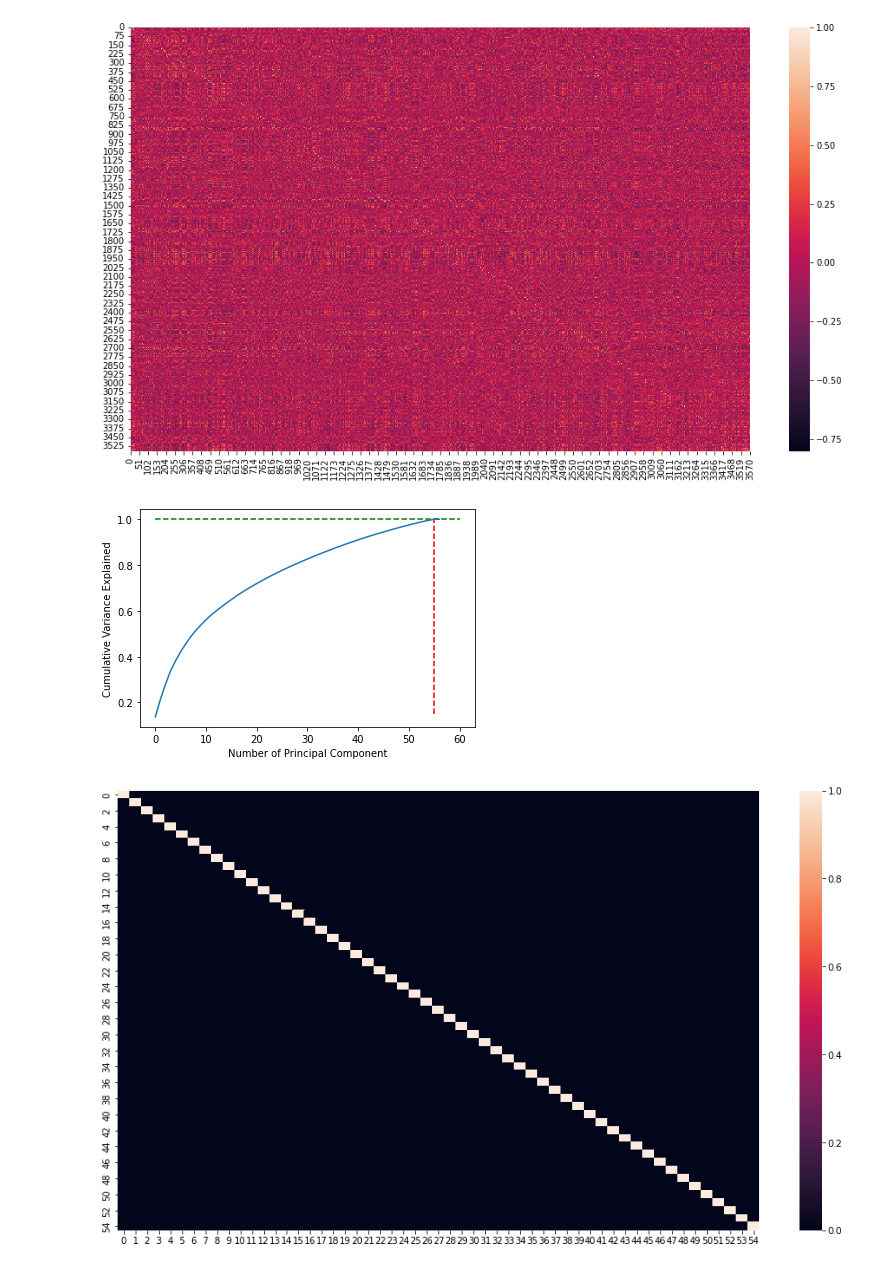
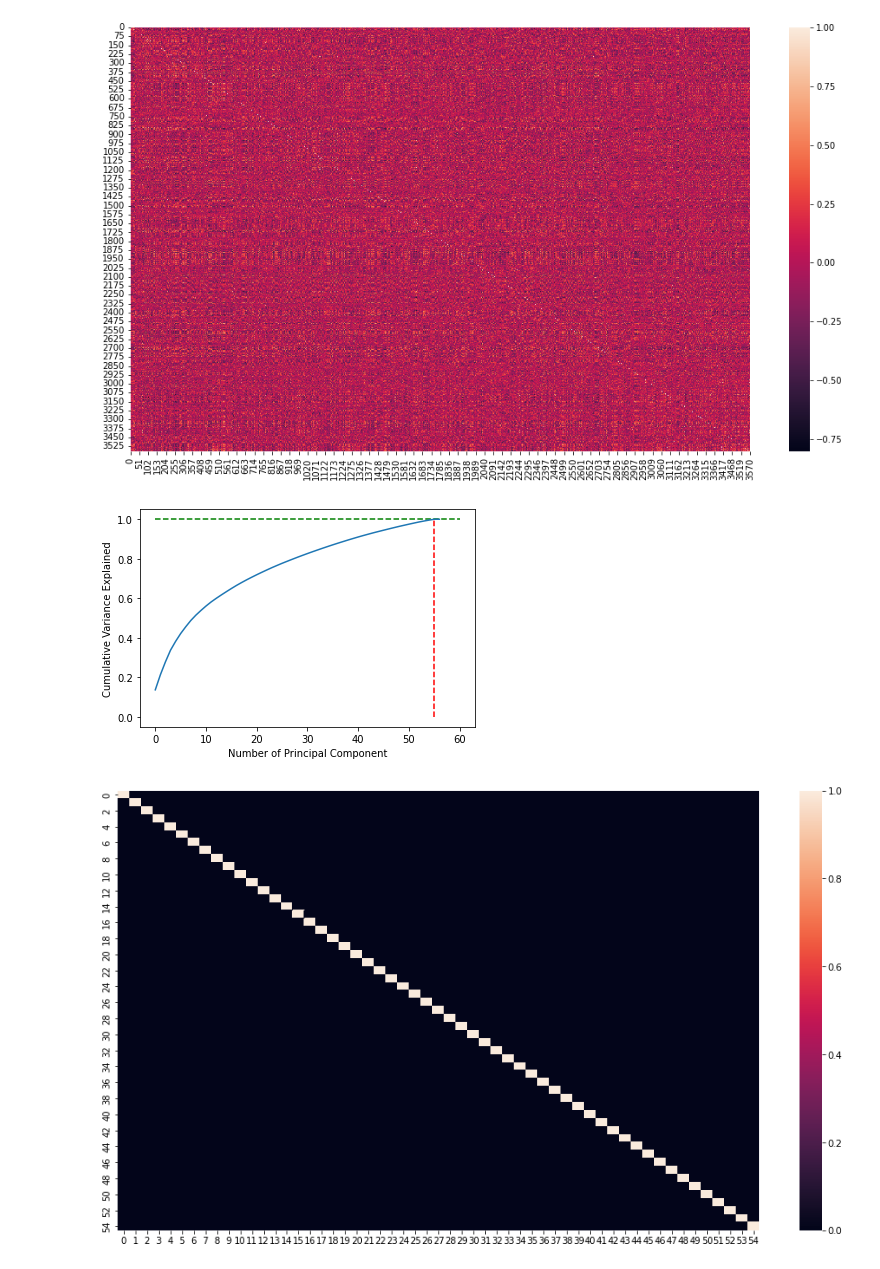
Before and after one commit to bindubritta/STAT5320, a Jupyter notebook: PCLR.ipynb, the cells around one changed output. Saved outputs shown, nothing was run; the diff lists cells and outputs as text; code cells hidden in the pictures.

```diff
--- a/PCLR.ipynb
+++ b/PCLR.ipynb
@@ -53,19 +53,19 @@ XTrain, XTest, yTrain, yTest = train_test_split(X,y, train_size = 0.8,
 # %%
 ## Finding the optimum number of Principal Components based on the retained information
 from sklearn.decomposition import PCA
 
 pca = PCA(random_state = 1)
 pca.fit(XTrain)
 cumVariance = np.cumsum(pca.explained_variance_ratio_)
 plt.plot(cumVariance)
 # plt.title('Explained Variance Ratio for PCA')
 plt.xlabel('Number of Principal Component')
 plt.ylabel('Cumulative Variance Explained')
-plt.vlines(x = 55, ymax = 1, ymin = 0.15, colors = "r", linestyles = "--")
+plt.vlines(x = 55, ymax = 1, ymin = 0, colors = "r", linestyles = "--")
 plt.hlines(y = 1, xmax = 60, xmin = 0, colors = "g", linestyles = "--")
 plt.show()
 # %% [output]
-[figure, old version]
+[figure, new version]
 # %%
 from sklearn.decomposition import IncrementalPCA
 
```
Also changed, not shown: parts of 1 cell of this notebook.
